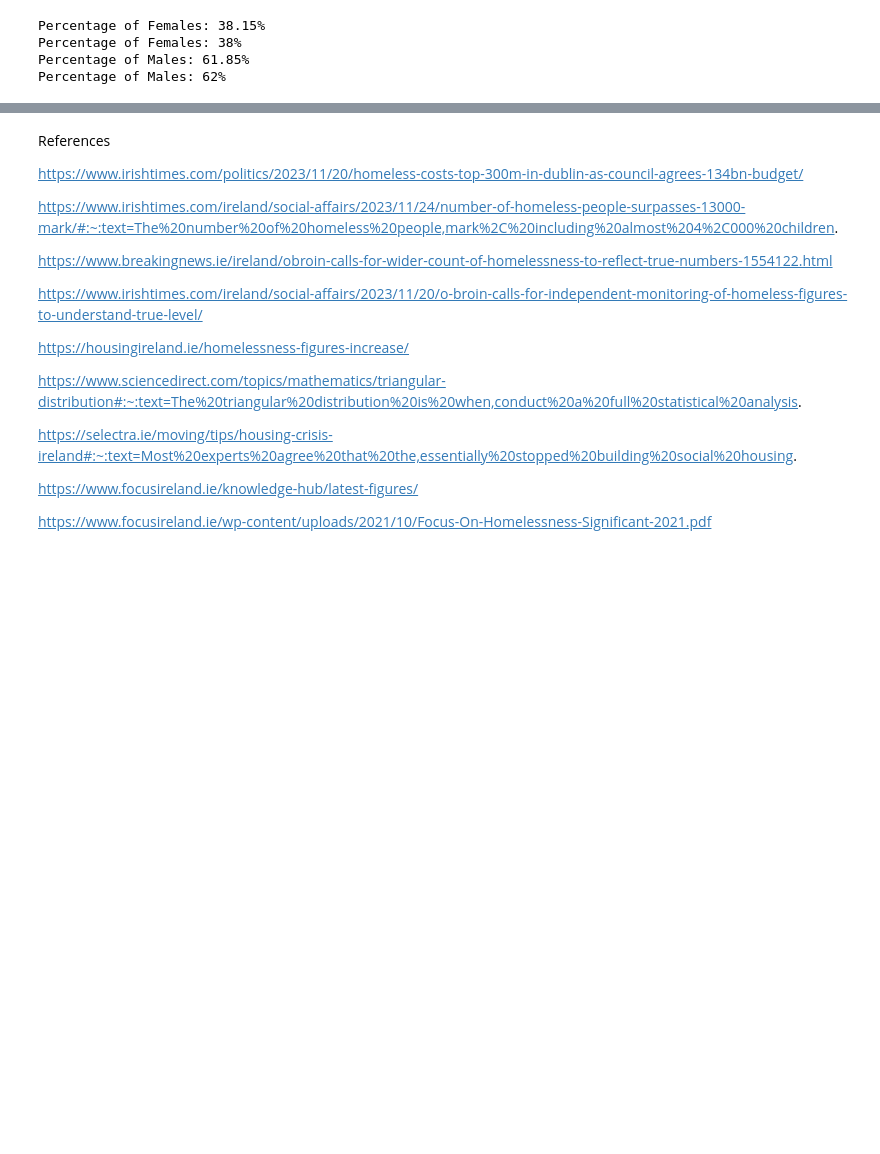
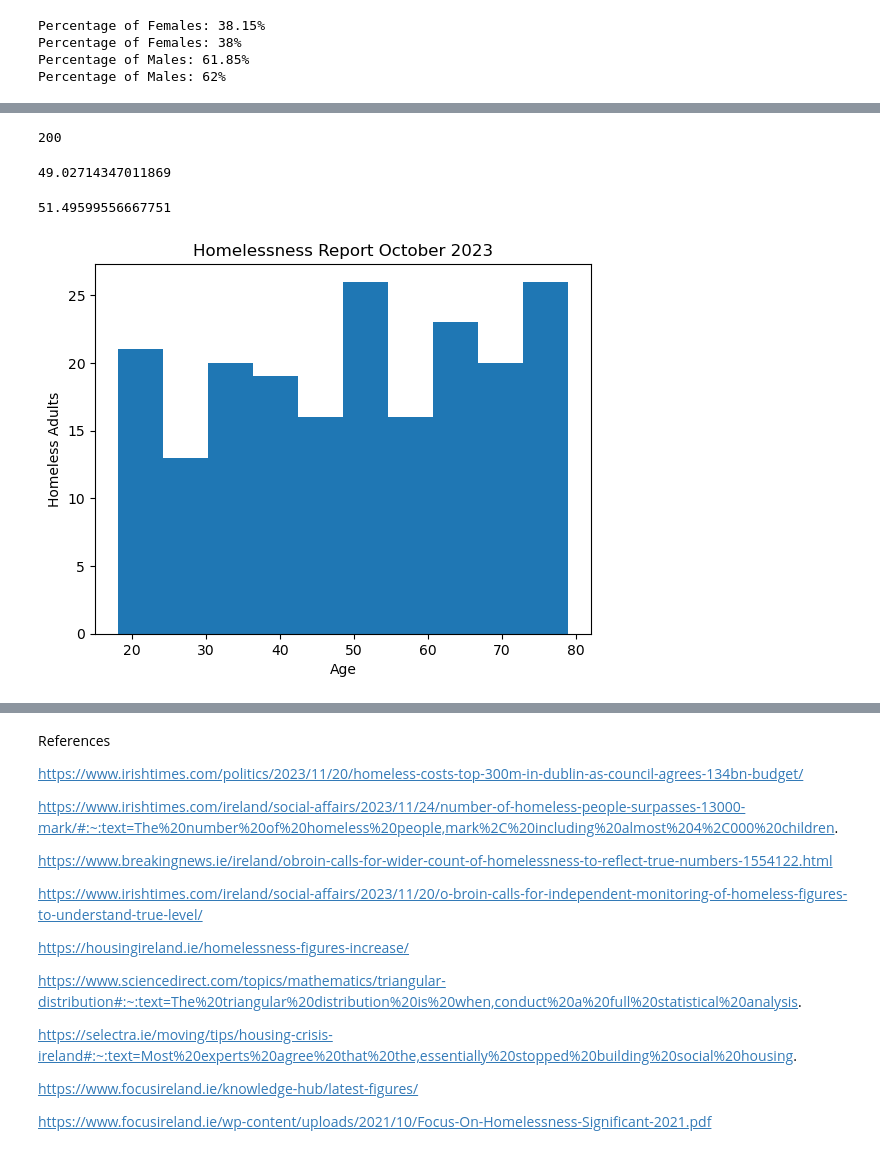
Before and after one commit to Sarahlouhast/PDA_Assignment, a Jupyter notebook: PfDA_Assignment.ipynb, the cells around one changed output, grey strips where cells are left out. Drawn from its saved outputs; the diff is of its cells as text; code cells hidden in the pictures; blank space fills up the shorter version.

```diff
--- a/PfDA_Assignment.ipynb
+++ b/PfDA_Assignment.ipynb
@@ -209,0 +264,21 @@ Percentage of Males: 62%
+# %%
+len(age)
+# %% [output]
+200
+# %%
+np.mean(age)
+# %% [output]
+49.02714347011869
+# %%
+np.median(age)
+# %% [output]
+51.49599556667751
+# %%
+x = np.random.randint(18,80,200)
+plt.hist(x)
+plt.ylabel('Homeless Adults')
+plt.xlabel('Age')
+plt.title('Homelessness Report October 2023')
+plt.show()
+# %% [output]
+[figure, added]
```
Also changed, not shown: parts of 27 cells of this notebook, 1 other file.
